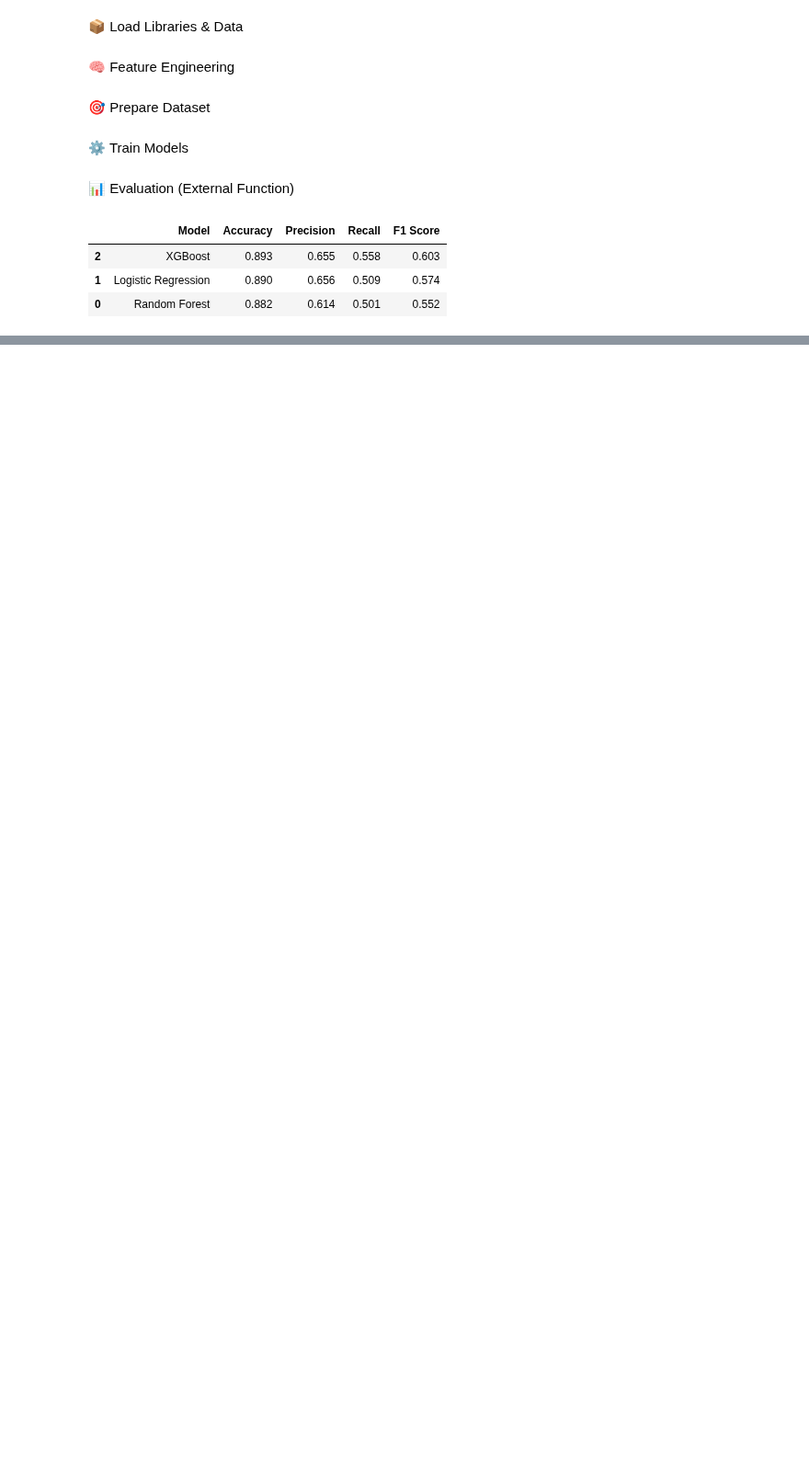
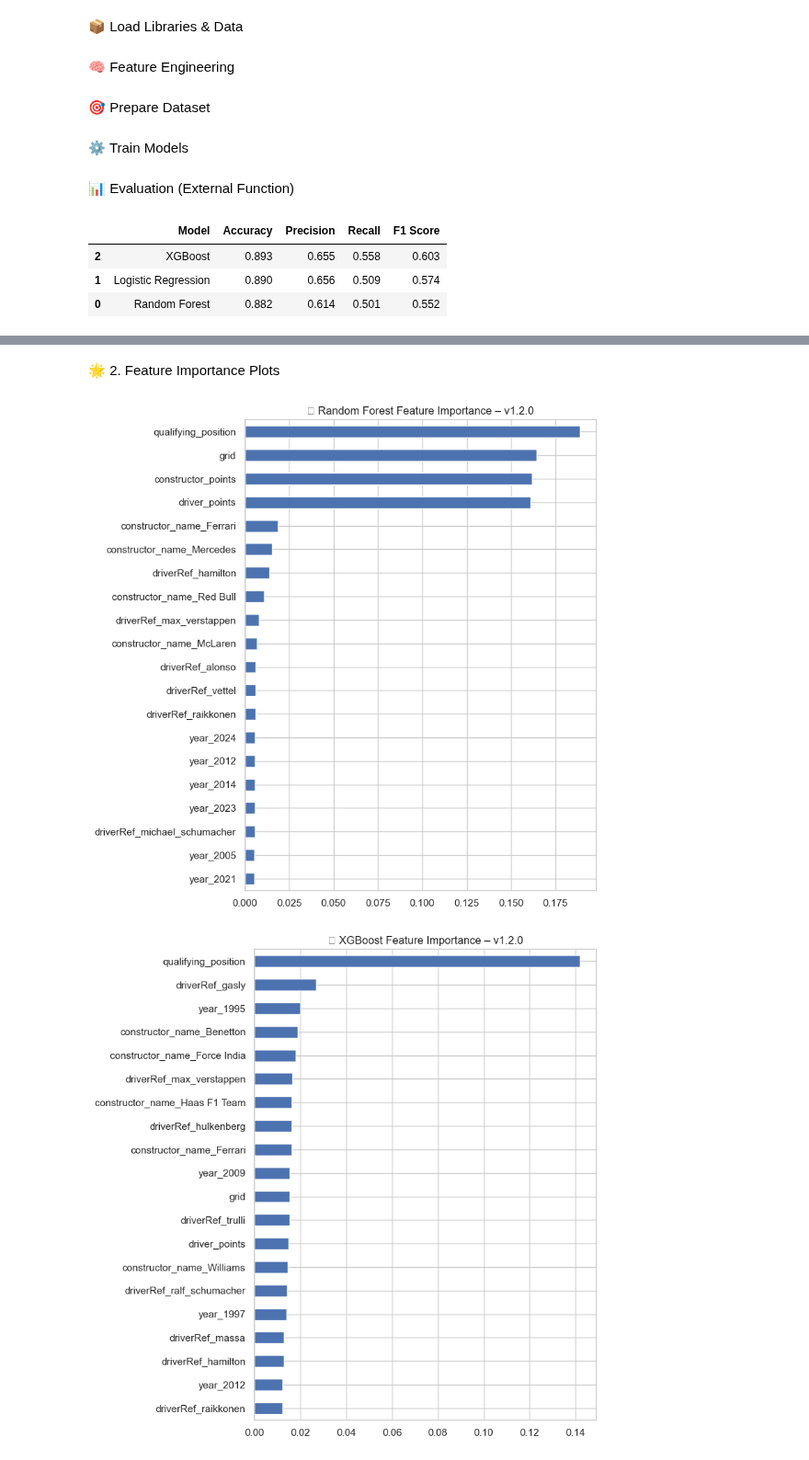
Before and after one commit to mantas123456/Data_Science_Portfolio, a Jupyter notebook: Project_1_Sports_Prediction/notebooks/02_podium_prediction_model.ipynb, the cells around one changed output, grey strips where cells are left out. Shown at 92% size. Cells and saved outputs as stored; diff of their text form; code cells hidden in the pictures; blank space fills up the shorter version.

```diff
--- a/Project_1_Sports_Prediction/notebooks/02_podium_prediction_model.ipynb
+++ b/Project_1_Sports_Prediction/notebooks/02_podium_prediction_model.ipynb
@@ -234,0 +265,27 @@ plt.show()
+# %% [markdown]
+🌟 2. Feature Importance Plots
+# %%
+# -----------------------------------------------------------------------------
+# 🌲 Feature Importance – Random Forest
+# -----------------------------------------------------------------------------
+
+importances_rf = pd.Series(rf.feature_importances_, index=X.columns)
+importances_rf.sort_values(ascending=True).tail(20).plot(kind='barh', figsize=(8, 8))
+plt.title("🔍 Random Forest Feature Importance – v1.2.0")
+plt.tight_layout()
+plt.savefig("../results/feature_importance_rf_v1_2_0.png", dpi=300)
+plt.show()
+
+# -----------------------------------------------------------------------------
+# ⚡ Feature Importance – XGBoost
+# -----------------------------------------------------------------------------
+
+importances_xgb = pd.Series(xgb.feature_importances_, index=X.columns)
+importances_xgb.sort_values(ascending=True).tail(20).plot(kind='barh', figsize=(8, 8))
+plt.title("⚡ XGBoost Feature Importance – v1.2.0")
+plt.tight_layout()
+plt.savefig("../results/feature_importance_xgb_v1_2_0.png", dpi=300)
+plt.show()
+# %% [output]
+[figure, added]
+[figure, added]
```
Also changed, not shown: parts of 6 cells of this notebook, 1 other file.
